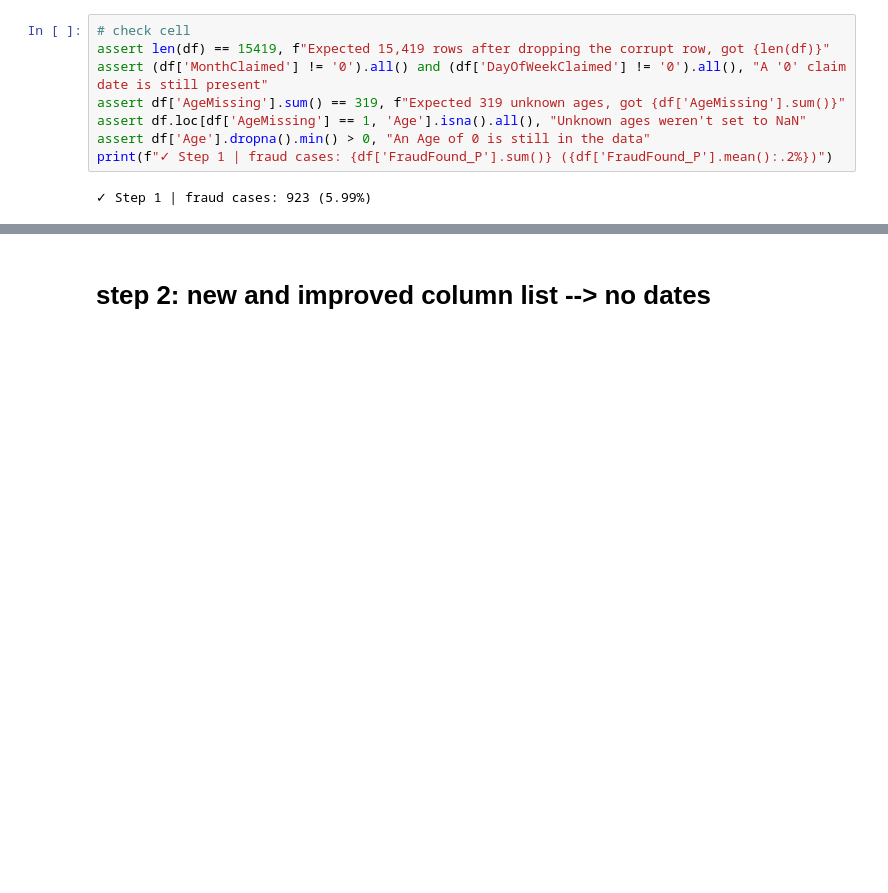
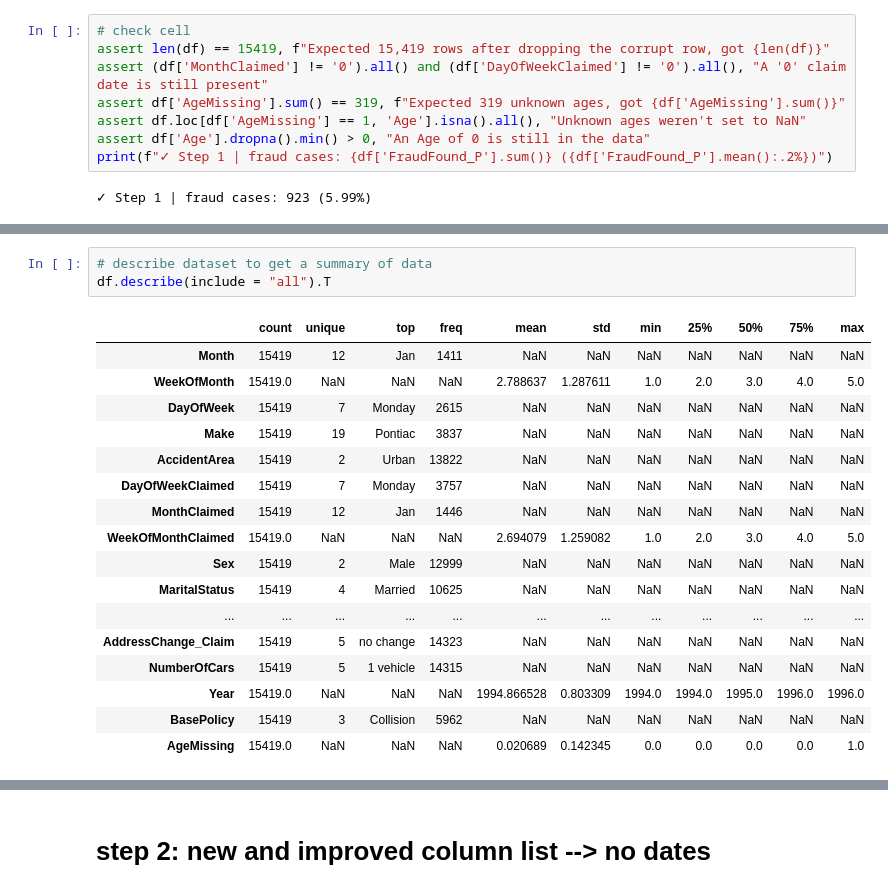
Before and after one commit to Break-Through-Tech/LexisNexis-1B-detecting-fraudulent-insurance-claims, a Jupyter notebook: notebooks/EMessele_ModelNoDate.ipynb, the cells around one changed output, grey strips where cells are left out. Saved outputs shown, nothing was run; the diff lists cells and outputs as text; blank space fills up the shorter version.

```diff
--- a/notebooks/EMessele_ModelNoDate.ipynb
+++ b/notebooks/EMessele_ModelNoDate.ipynb
@@ -44,0 +62,21 @@ print(f"✓ Step 1 | fraud cases: {df['FraudFound_P'].sum()} ({df['FraudFound_P'
+# %%
+# describe dataset to get a summary of data
+df.describe(include = "all").T
+# %% [output]
+|  | count | unique | top | freq | mean | std | min | 25% | 50% | 75% | max |
+| Month | 15419 | 12 | Jan | 1411 | NaN | NaN | NaN | NaN | NaN | NaN | NaN |
+| WeekOfMonth | 15419.0 | NaN | NaN | NaN | 2.788637 | 1.287611 | 1.0 | 2.0 | 3.0 | 4.0 | 5.0 |
+| DayOfWeek | 15419 | 7 | Monday | 2615 | NaN | NaN | NaN | NaN | NaN | NaN | NaN |
+| Make | 15419 | 19 | Pontiac | 3837 | NaN | NaN | NaN | NaN | NaN | NaN | NaN |
+| AccidentArea | 15419 | 2 | Urban | 13822 | NaN | NaN | NaN | NaN | NaN | NaN | NaN |
+| DayOfWeekClaimed | 15419 | 7 | Monday | 3757 | NaN | NaN | NaN | NaN | NaN | NaN | NaN |
+| MonthClaimed | 15419 | 12 | Jan | 1446 | NaN | NaN | NaN | NaN | NaN | NaN | NaN |
+| WeekOfMonthClaimed | 15419.0 | NaN | NaN | NaN | 2.694079 | 1.259082 | 1.0 | 2.0 | 3.0 | 4.0 | 5.0 |
+| Sex | 15419 | 2 | Male | 12999 | NaN | NaN | NaN | NaN | NaN | NaN | NaN |
+| MaritalStatus | 15419 | 4 | Married | 10625 | NaN | NaN | NaN | NaN | NaN | NaN | NaN |
+| ... | ... | ... | ... | ... | ... | ... | ... | ... | ... | ... | ... |
+| AddressChange_Claim | 15419 | 5 | no change | 14323 | NaN | NaN | NaN | NaN | NaN | NaN | NaN |
+| NumberOfCars | 15419 | 5 | 1 vehicle | 14315 | NaN | NaN | NaN | NaN | NaN | NaN | NaN |
+| Year | 15419.0 | NaN | NaN | NaN | 1994.866528 | 0.803309 | 1994.0 | 1994.0 | 1995.0 | 1996.0 | 1996.0 |
+| BasePolicy | 15419 | 3 | Collision | 5962 | NaN | NaN | NaN | NaN | NaN | NaN | NaN |
+| AgeMissing | 15419.0 | NaN | NaN | NaN | 0.020689 | 0.142345 | 0.0 | 0.0 | 0.0 | 0.0 | 1.0 |
```
Also changed, not shown: parts of 4 cells of this notebook.
